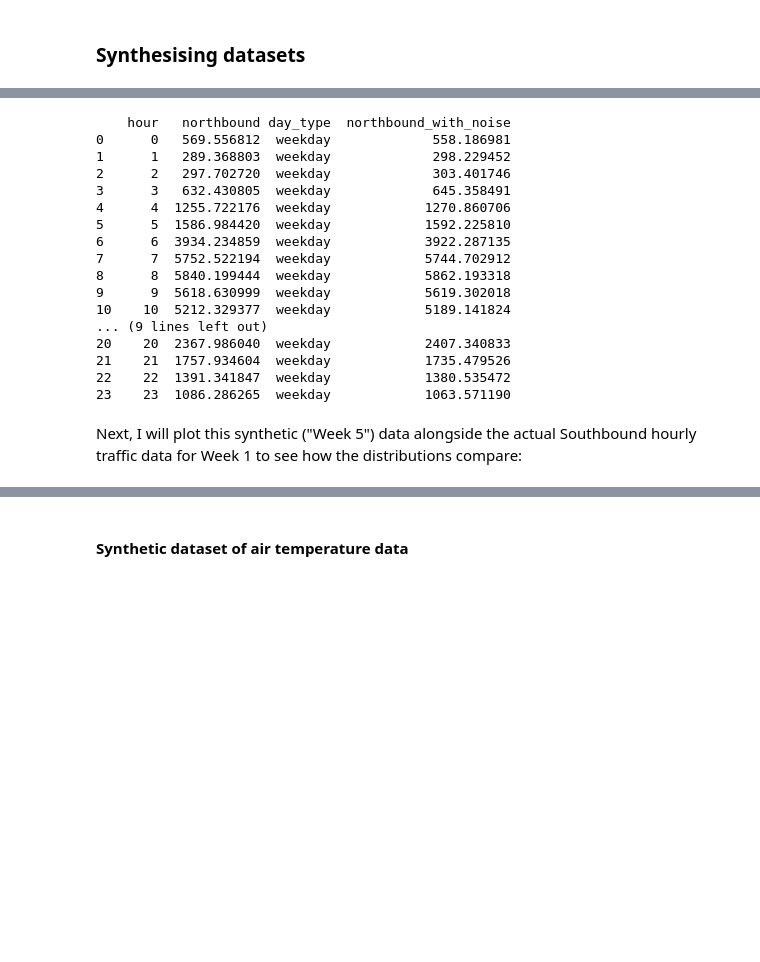
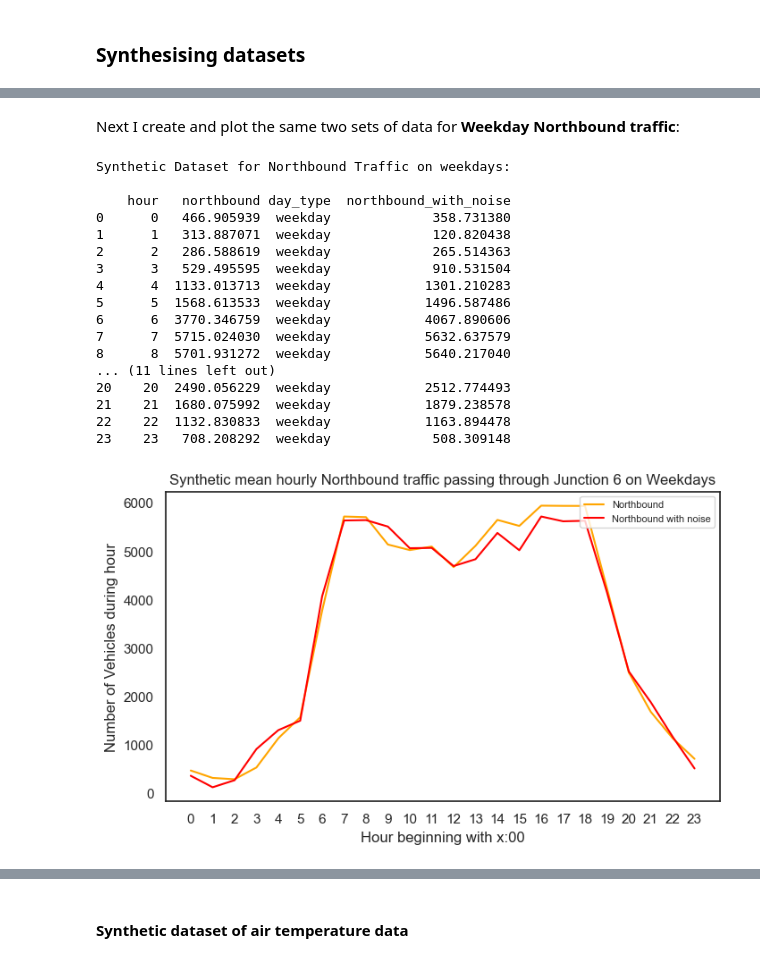
Before and after one commit to jmce22/pfda_project1, a Jupyter notebook: pfda_project1.ipynb, the cells around one changed output, grey strips where cells are left out. Drawn from its saved outputs; the diff is of its cells as text; code cells hidden in the pictures; blank space fills up the shorter version.

```diff
--- a/pfda_project1.ipynb
+++ b/pfda_project1.ipynb
@@ -842,29 +881,42 @@ print(df_synth_weekday_s_hourly)
+# %% [markdown]
+Next I create and plot the same two sets of data for **Weekday Northbound traffic**:
 # %%
 synth_weekday_n_hourly = np.random.normal(loc=mean_weekday_n_hourly, scale=std_weekday_n_hourly, size=24)
 
 df_synth_weekday_n_hourly = pd.DataFrame({'hour': range(24), 'northbound': synth_weekday_n_hourly, 'day_type': 'weekday'})
 
-noise = 25
+noise = 200
 df_synth_weekday_n_hourly['northbound_with_noise'] = df_synth_weekday_n_hourly['northbound'] + np.random.normal(loc=0, scale=noise, size=24)
 
+print('Synthetic Dataset for Northbound Traffic on Weekdays:')
+print()
 print(df_synth_weekday_n_hourly)
+
+plt.figure(figsize=(8,4.5))
+plt.plot(df_synth_weekday_n_hourly['northbound'], label = 'Northbound', color = "orange")
+plt.plot(df_synth_weekday_n_hourly['northbound_with_noise'], label = 'Northbound with noise', color = 'red')
+plt.xlabel('Hour beginning with x:00')
+plt.xticks(np.arange(24))
+plt.ylabel('Number of Vehicles during hour')
+plt.title('Synthetic mean hourly Northbound traffic passing through Junction 6 on Weekdays')
+plt.legend(["Northbound", "Northbound with noise"], loc ="upper right", prop={'size': 8})
+plt.show()
 # %% [output]
+Synthetic Dataset for Northbound Traffic on weekdays:
+
     hour   northbound day_type  northbound_with_noise
-0      0   569.556812  weekday             558.186981
-1      1   289.368803  weekday             298.229452
-2      2   297.702720  weekday             303.401746
-3      3   632.430805  weekday             645.358491
-4      4  1255.722176  weekday            1270.860706
-5      5  1586.984420  weekday            1592.225810
-6      6  3934.234859  weekday            3922.287135
-7      7  5752.522194  weekday            5744.702912
-8      8  5840.199444  weekday            5862.193318
-9      9  5618.630999  weekday            5619.302018
-10    10  5212.329377  weekday            5189.141824
-... (9 lines left out)
-20    20  2367.986040  weekday            2407.340833
-21    21  1757.934604  weekday            1735.479526
-22    22  1391.341847  weekday            1380.535472
-23    23  1086.286265  weekday            1063.571190
+0      0   466.905939  weekday             358.731380
+1      1   313.887071  weekday             120.820438
+2      2   286.588619  weekday             265.514363
+3      3   529.495595  weekday             910.531504
+4      4  1133.013713  weekday            1301.210283
+5      5  1568.613533  weekday            1496.587486
+6      6  3770.346759  weekday            4067.890606
+7      7  5715.024030  weekday            5632.637579
+8      8  5701.931272  weekday            5640.217040
+... (11 lines left out)
+20    20  2490.056229  weekday            2512.774493
+21    21  1680.075992  weekday            1879.238578
+22    22  1132.830833  weekday            1163.894478
+23    23   708.208292  weekday             508.309148
+[figure, added]
-# %% [markdown]
-Next, I will plot this synthetic ("Week 5") data alongside the actual Southbound hourly traffic data for Week 1 to see how the distributions compare:
```
Also changed, not shown: parts of 11 cells of this notebook.
